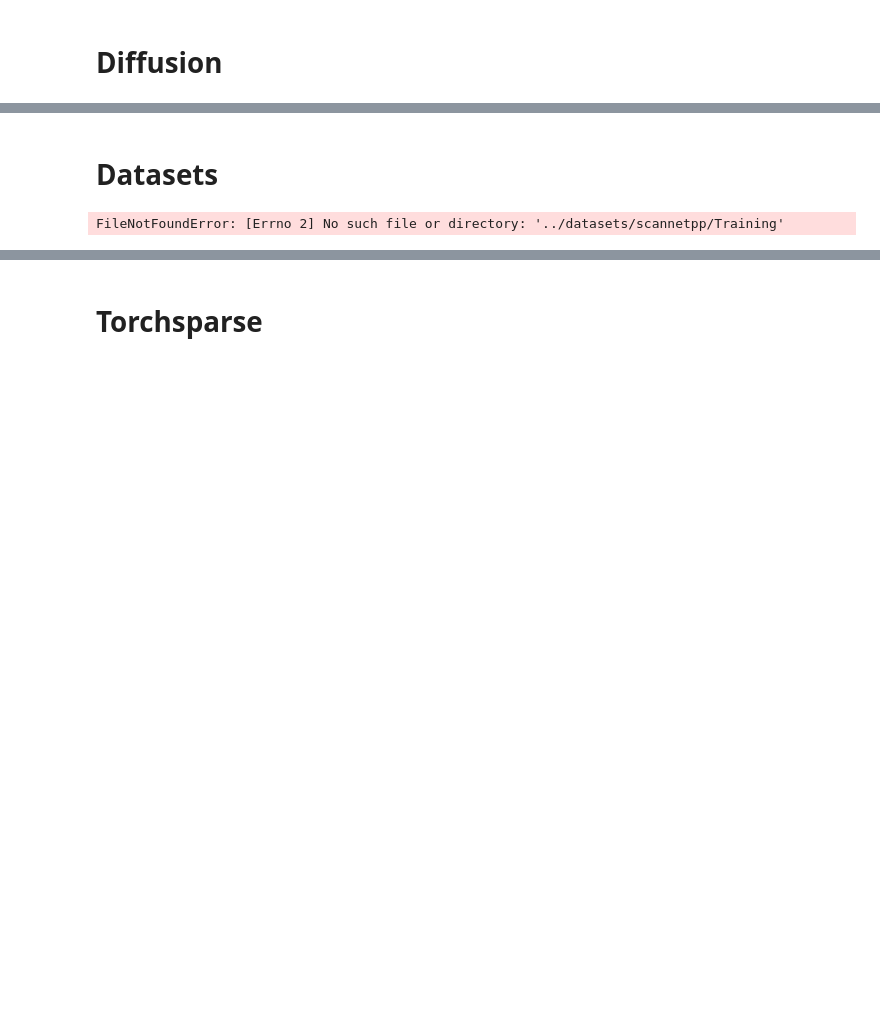
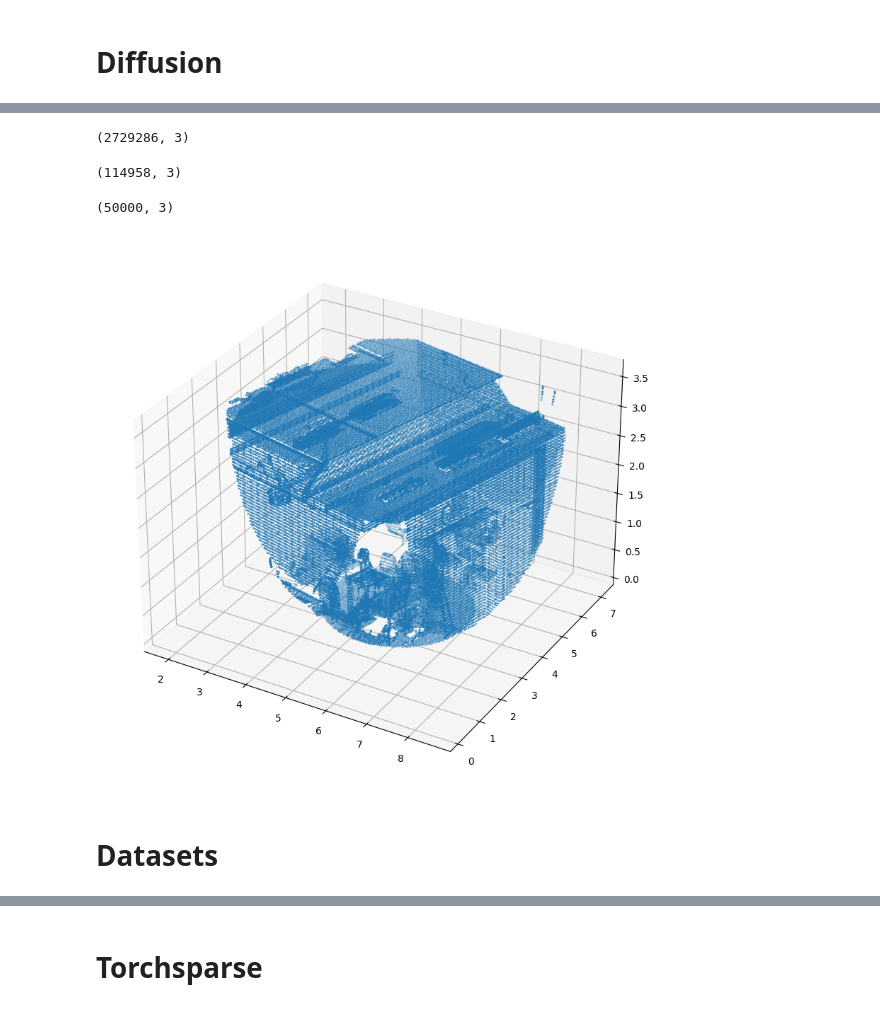
Before and after one commit to MrBirrd/DPU, a Jupyter notebook: PCUpsampling/tester.ipynb, the cells around one changed output, grey strips where cells are left out. Cells and saved outputs as stored; diff of their text form; code cells hidden in the pictures; blank space fills up the shorter version.

```diff
--- a/PCUpsampling/tester.ipynb
+++ b/PCUpsampling/tester.ipynb
@@ -85,7 +96,8 @@ diffusion = GaussianDiffusion(cfg)
 import point_cloud_utils as pcu
 import pyminiply
 # %%
-ply_path = "../3d/mesh_aligned_0.05.ply"
+ply_path = "../datasets/scannetpp/036bce3393/scans/mesh_aligned_0.05.ply"
 ply, *_ = pyminiply.read(ply_path)
-pcd = ply
-pcd.shape
+ply.shape
+# %% [output]
+(2729286, 3)
@@ -98,25 +104,34 @@ chamfer_dist
-# %%
-ply_path = "../3d/mesh_aligned_0.05.ply"
-ply = pcu.load_mesh_v(ply_path)
-pcd = ply
-pcd.shape
+# %%
+# voxel downsample
+pcd = pcu.downsample_point_cloud_on_voxel_grid(0.05, ply)
+pcd.shape
+# %% [output]
+(114958, 3)
 # %%
 import scipy
 
-pcd_tree = scipy.spatial.cKDTree(ply)
+pcd_tree = scipy.spatial.cKDTree(pcd)
 # %%
 rand_idx = np.random.randint(0, len(ply))
-k_nearest = pcd_tree.query(ply[rand_idx], 16000)[1]
+
+k_nearest = pcd_tree.query(ply[rand_idx], 50000)[1]
 x = pcd[k_nearest]
 
+#nearest_ball = pcd_tree.query_ball_point(ply[rand_idx], 1)
+#x = pcd[nearest_ball]
+
+print(x.shape)
 # plot point cloud
 import matplotlib.pyplot as plt
 from mpl_toolkits.mplot3d import Axes3D
 
 fig = plt.figure(figsize=(10, 10))
 ax = fig.add_subplot(111, projection='3d')
 ax.scatter(x[:, 0], x[:, 1], x[:, 2], s=1)
 plt.show()
+# %% [output]
+(50000, 3)
+[figure, added]
 # %%
 import torch
 
@@ -166,9 +181,8 @@ from omegaconf import OmegaConf
 cfg_path = "configs/pvd_arkit.yml"
 cfg = OmegaConf.load(cfg_path)
 cfg.data.data_dir = "../datasets/scannetpp/"
-cfg.data.dataset = "ScannetPP"
-
+cfg.data.dataset = "ScanNetPP"
+cfg.distribution_type = "single"
+cfg.training.bs = 1
 
 train_loader, val_loader, *_ = get_dataloader(cfg)
-# %% [output]
-FileNotFoundError: [Errno 2] No such file or directory: '../datasets/scannetpp/Training'
```
Also changed, not shown: parts of 8 cells of this notebook, 13 other files.
